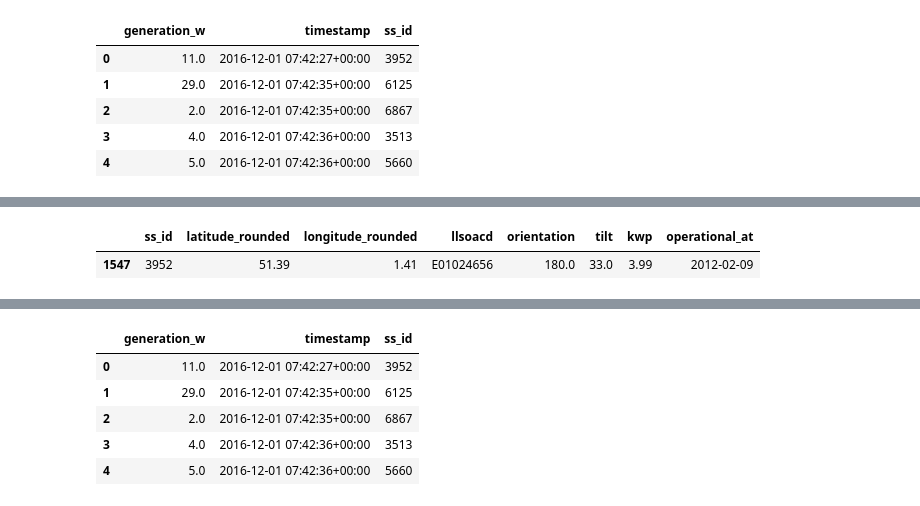
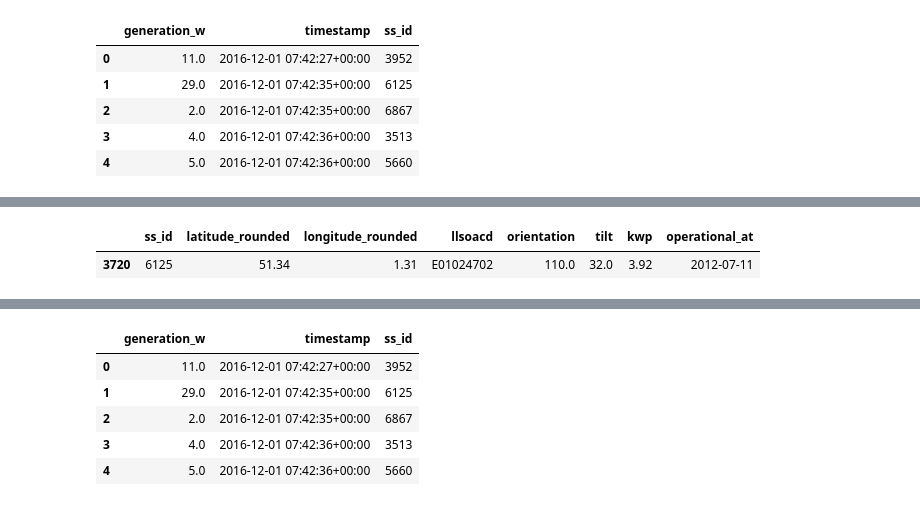
Before and after one commit to hramzan01/market, a Jupyter notebook: notebooks/supply_data.ipynb, the cells around one changed output, grey strips where cells are left out. Cells and saved outputs as stored; diff of their text form; code cells hidden in the pictures.

```diff
--- a/notebooks/supply_data.ipynb
+++ b/notebooks/supply_data.ipynb
@@ -31,3 +31,7 @@ df_energy.head()
 | 2 | 2.0 | 2016-12-01 07:42:35+00:00 | 6867 |
 | 3 | 4.0 | 2016-12-01 07:42:36+00:00 | 3513 |
 | 4 | 5.0 | 2016-12-01 07:42:36+00:00 | 5660 |
+# %%
+sample_id = 6125
+sample = df_energy[df_energy.ss_id == sample_id]
+sample.head()
@@ -34,6 +45,6 @@ df_energy.head()
 # %%
-sample_match = df_spec[df_spec.ss_id ==3952]
+sample_match = df_spec[df_spec.ss_id == sample_id]
 sample_match
 # %% [output]
 |  | ss_id | latitude_rounded | longitude_rounded | llsoacd | orientation | tilt | kwp | operational_at |
-| 1547 | 3952 | 51.39 | 1.41 | E01024656 | 180.0 | 33.0 | 3.99 | 2012-02-09 |
+| 3720 | 6125 | 51.34 | 1.31 | E01024702 | 110.0 | 32.0 | 3.92 | 2012-07-11 |
```
Also changed, not shown: parts of 5 cells of this notebook.
